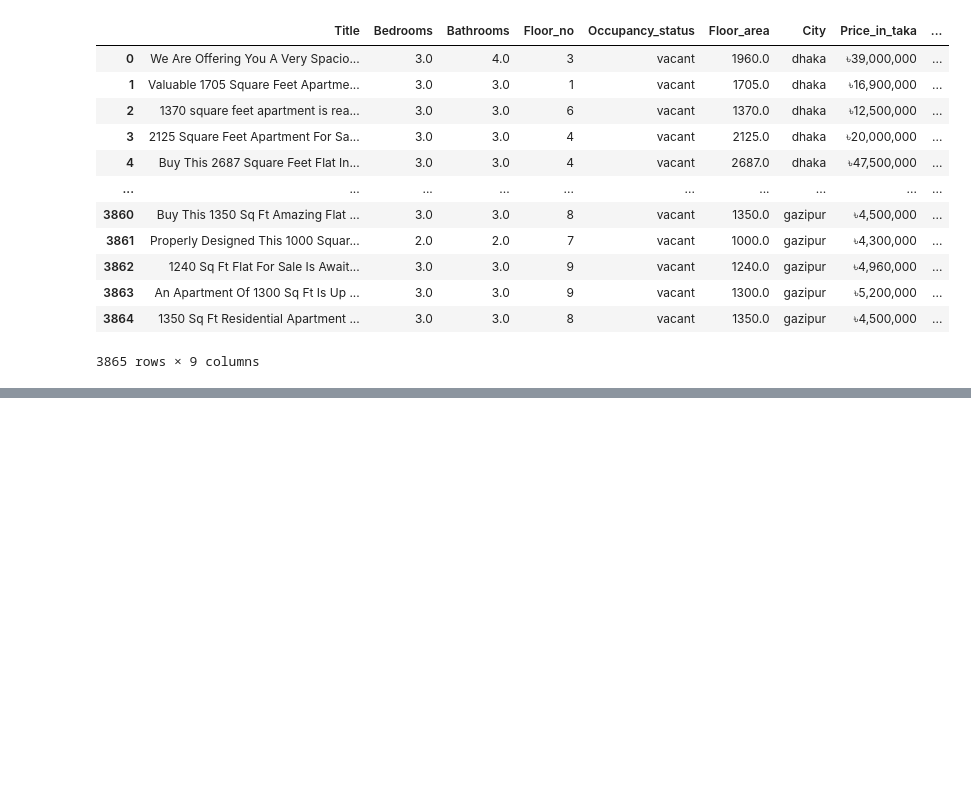
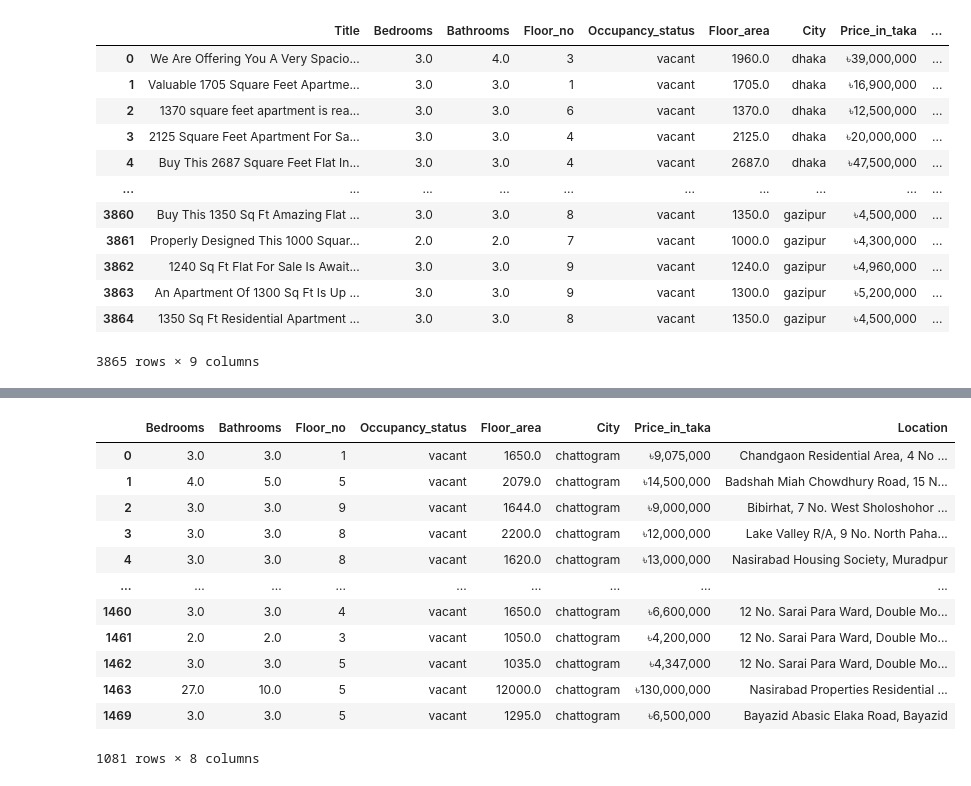
Before and after one commit to S4DIB/house-price-prediction-chattagram, a Jupyter notebook: prediction.ipynb, the cells around one changed output, grey strips where cells are left out. Saved outputs shown, nothing was run; the diff lists cells and outputs as text; code cells hidden in the pictures; blank space fills up the shorter version.

```diff
--- a/prediction.ipynb
+++ b/prediction.ipynb
@@ -24,0 +130,17 @@ df
+# %%
+df_chattogram = df_chattogram.dropna(how='any')
+df_chattogram
+# %% [output]
+|  | Bedrooms | Bathrooms | Floor_no | Occupancy_status | Floor_area | City | Price_in_taka | Location |
+| 0 | 3.0 | 3.0 | 1 | vacant | 1650.0 | chattogram | ৳9,075,000 | Chandgaon Residential Area, 4 No ... |
+| 1 | 4.0 | 5.0 | 5 | vacant | 2079.0 | chattogram | ৳14,500,000 | Badshah Miah Chowdhury Road, 15 N... |
+| 2 | 3.0 | 3.0 | 9 | vacant | 1644.0 | chattogram | ৳9,000,000 | Bibirhat, 7 No. West Sholoshohor ... |
+| 3 | 3.0 | 3.0 | 8 | vacant | 2200.0 | chattogram | ৳12,000,000 | Lake Valley R/A, 9 No. North Paha... |
+| 4 | 3.0 | 3.0 | 8 | vacant | 1620.0 | chattogram | ৳13,000,000 | Nasirabad Housing Society, Muradpur |
+| ... | ... | ... | ... | ... | ... | ... | ... | ... |
+| 1460 | 3.0 | 3.0 | 4 | vacant | 1650.0 | chattogram | ৳6,600,000 | 12 No. Sarai Para Ward, Double Mo... |
+| 1461 | 2.0 | 2.0 | 3 | vacant | 1050.0 | chattogram | ৳4,200,000 | 12 No. Sarai Para Ward, Double Mo... |
+| 1462 | 3.0 | 3.0 | 5 | vacant | 1035.0 | chattogram | ৳4,347,000 | 12 No. Sarai Para Ward, Double Mo... |
+| 1463 | 27.0 | 10.0 | 5 | vacant | 12000.0 | chattogram | ৳130,000,000 | Nasirabad Properties Residential ... |
+| 1469 | 3.0 | 3.0 | 5 | vacant | 1295.0 | chattogram | ৳6,500,000 | Bayazid Abasic Elaka Road, Bayazid |
+1081 rows × 8 columns
```
Also changed, not shown: parts of 15 cells of this notebook.
